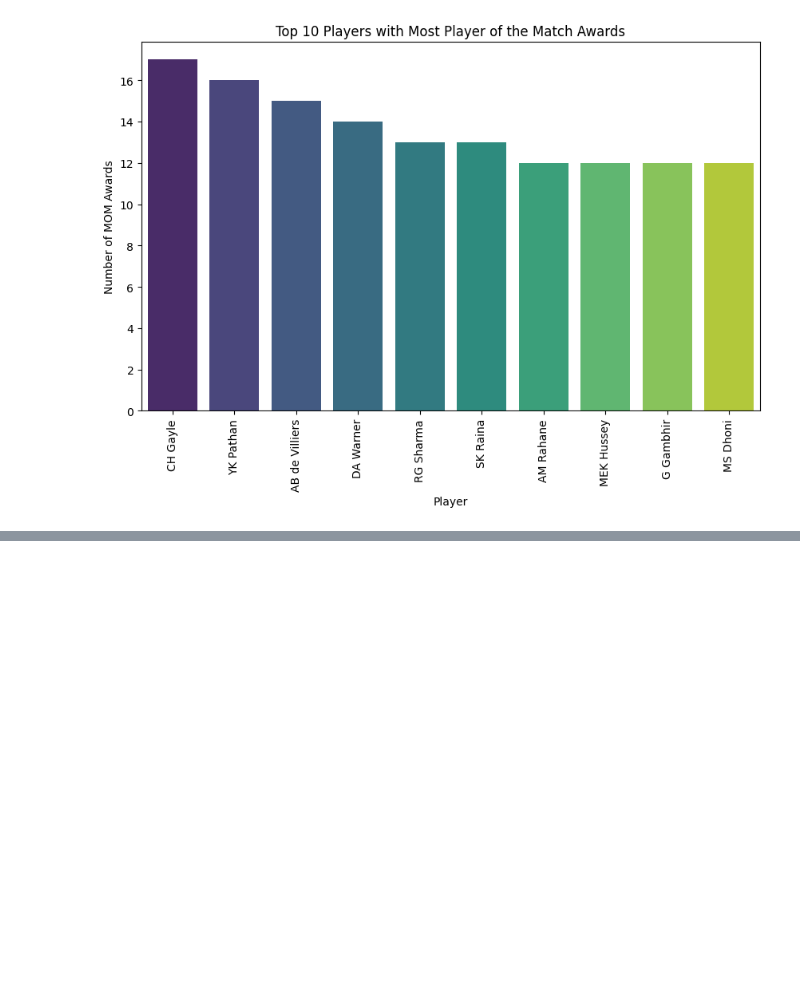
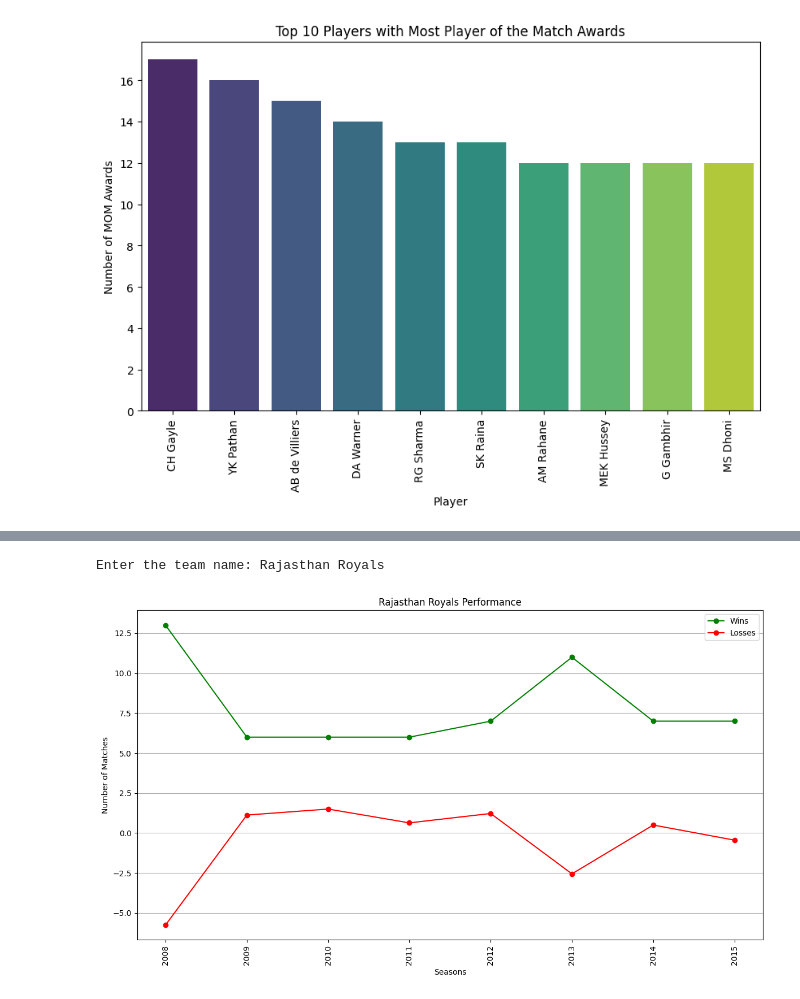
Before and after one commit to Abhishek3102/ML, a Jupyter notebook: IPL_DATASET.ipynb, the cells around one changed output, grey strips where cells are left out. Drawn from its saved outputs; the diff is of its cells as text; code cells hidden in the pictures; blank space fills up the shorter version.

```diff
--- a/IPL_DATASET.ipynb
+++ b/IPL_DATASET.ipynb
@@ -516,0 +535,46 @@ Passing `palette` without assigning `hue` is deprecated and will be removed in v
+# %%
+input_team = input("Enter the team name: ")
+
+seasons = []
+wins = []
+losses = []
+
+for season in ipl['season'].unique():
+    season_data = ipl[ipl['season'] == season]
+
+    if input_team in season_data['winner'].values:
+        season_wins = season_data[season_data['winner'] == input_team].shape[0]
+
+        matches_played = season_data.shape[0]
+        total_teams = len(season_data['winner'].unique())
+
+        matches_per_team = matches_played / total_teams
+
+        season_losses = matches_per_team - season_wins if matches_per_team > 0 else 0
+
+        seasons.append(season)
+        wins.append(season_wins)
+        losses.append(season_losses)
+
+performance_data = pd.DataFrame({'season': seasons, 'wins': wins, 'losses': losses})
+
+if not performance_data.empty:
+    x = np.arange(len(performance_data['season']))
+
+    plt.figure(figsize=(12, 7))
+    plt.plot(x, performance_data['wins'], '-o', color='green', label='Wins')
+    plt.plot(x, performance_data['losses'], '-o', color='red', label='Losses')
+
+    plt.xticks(x, performance_data['season'], rotation=90)
+    plt.title(f'{input_team} Performance')
+    plt.xlabel('Seasons')
+    plt.ylabel('Number of Matches')
+    plt.legend()
+    plt.grid(axis='y')
+    plt.tight_layout()
+    plt.show()
+else:
+    print(f"{input_team} did not play any seasons in the dataset.")
+# %% [output]
+Enter the team name: Rajasthan Royals
+[figure, added]
```
Also changed, not shown: parts of 2 cells of this notebook.
